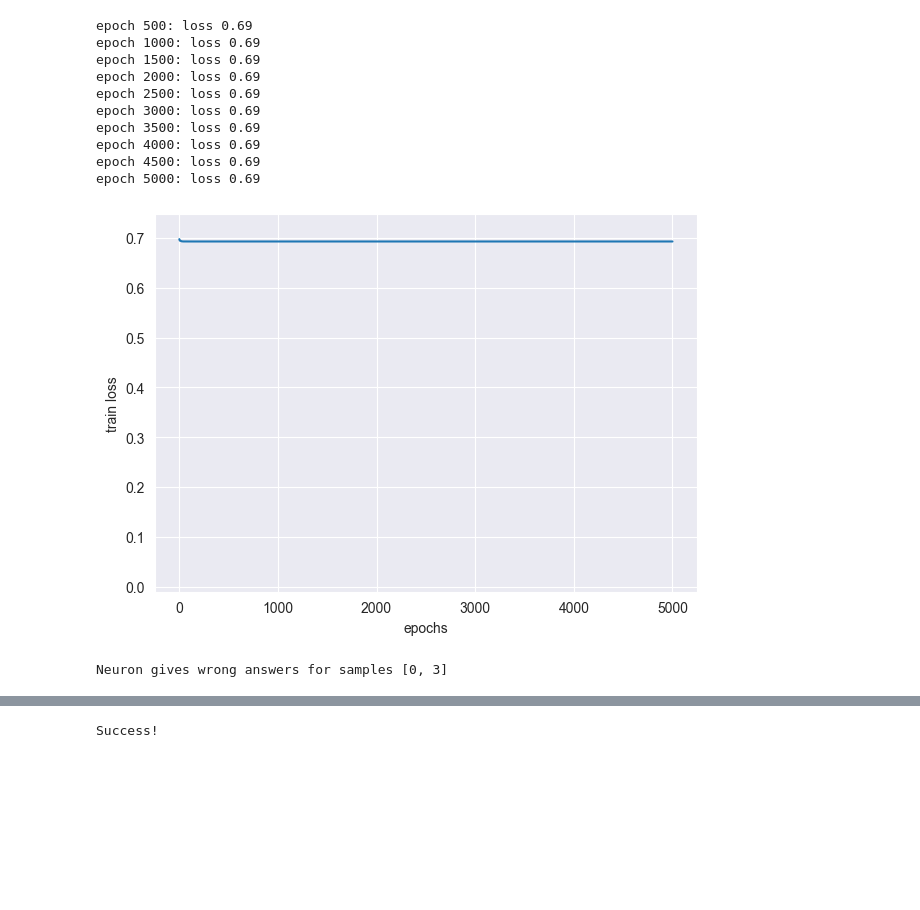
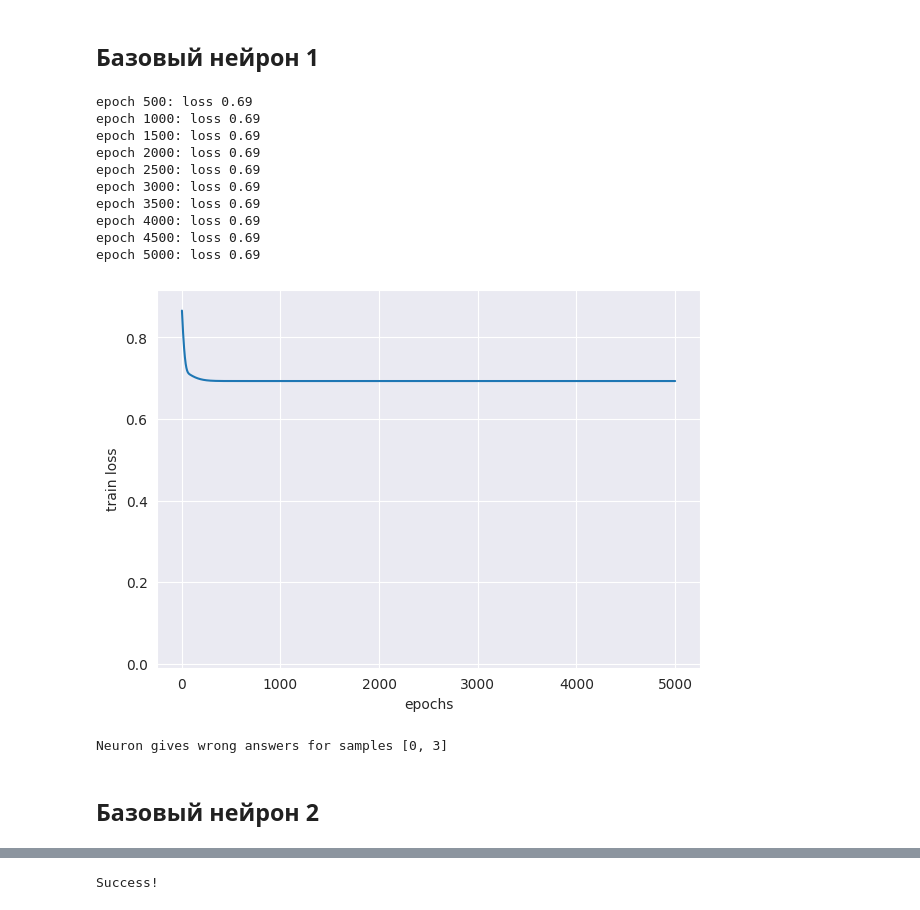
Before and after one commit to skolpin/neuro-boolean-research, a Jupyter notebook: incremental_synthesis.ipynb, the cells around one changed output, grey strips where cells are left out. Cells and saved outputs as stored; diff of their text form; code cells hidden in the pictures; blank space fills up the shorter version.

```diff
--- a/incremental_synthesis.ipynb
+++ b/incremental_synthesis.ipynb
@@ -17,6 +19,14 @@ def set_random_seed(seed):
 
 # device = 'cuda' if torch.cuda.is_available() else 'cpu'
 device = 'cpu'
+
+def set_random_seed(seed):
+    torch.manual_seed(seed)
+    torch.cuda.manual_seed(seed)
+    torch.backends.cudnn.deterministic = True
+    torch.backends.cudnn.benchmark = False
+    np.random.seed(seed)
+    random.seed(seed)
 # %%
 def dec2bin(x, n=7):
     """
@@ -218,7 +248,8 @@ def train(model, X, y, epochs, device, optimizer='Adam',
         if verbose and i % log_epoch == 0:
             print(f'epoch {i}: loss {epoch_loss:.2f}')
         if break_flag:
-            print(f'Early stopping at epoch {i}. Network is done.')
+            if verbose:
+                print(f'Early stopping at epoch {i}. Network is done.')
             break
 
     return history_loss
@@ -234,18 +283,21 @@ def plot_loss(history_loss):
+# %% [markdown]
+## Базовый нейрон 1
 # %%
-model = Neuron(n_inputs=n).to(device)
+set_random_seed(42)
+neuron_1 = Neuron(n_inputs=n).to(device)
 
-h = train(model, X, y, device=device, epochs=5000, early_stopping=True)
-plot_loss(h)
+h_1 = train(neuron_1, X, y, device=device, epochs=5000, early_stopping=True)
+plot_loss(h_1)
 # %% [output]
 epoch 500: loss 0.69
 epoch 1000: loss 0.69
 epoch 1500: loss 0.69
 epoch 2000: loss 0.69
 epoch 2500: loss 0.69
 epoch 3000: loss 0.69
 epoch 3500: loss 0.69
 epoch 4000: loss 0.69
 epoch 4500: loss 0.69
 epoch 5000: loss 0.69
-[figure, old version]
+[figure, new version]
 # %%
@@ -253,3 +305,5 @@ X_new, y_new = check(model, X, y, device=device)
 # %% [output]
 Neuron gives wrong answers for samples [0, 3]
+# %% [markdown]
+## Базовый нейрон 2
 # %%
```
Also changed, not shown: parts of 30 cells of this notebook.
